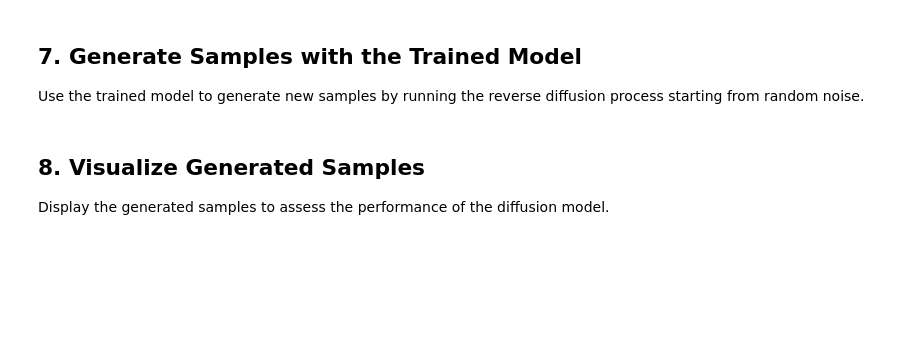
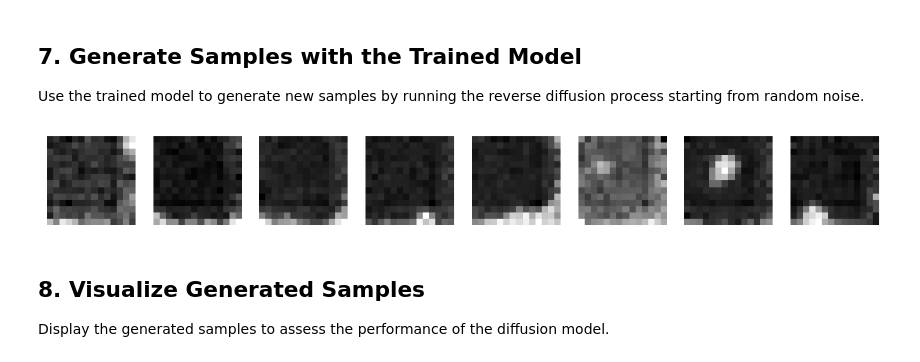
Before and after one commit to ramayer/Elucidated-Diffusion-Model-vibe-coded, a Jupyter notebook: diffusion_model_demo.ipynb, the cells around one changed output. Saved outputs shown, nothing was run; the diff lists cells and outputs as text; code cells hidden in the pictures; blank space fills up the shorter version.

```diff
--- a/diffusion_model_demo.ipynb
+++ b/diffusion_model_demo.ipynb
@@ -150,13 +195,13 @@ def p_sample_loop(model, shape):
 
 Set up the training loop, loss function, and optimizer. The model is trained to predict the noise added at each timestep.
 # %%
-# Training loop for DDPM
+# Training loop for DDPM (28x28, new U-Net with timestep embedding)
 import random
 
 device = torch.device('cuda' if torch.cuda.is_available() else 'cpu')
-model = model.to(device)
+model = UNet28().to(device)
 optimizer = optim.Adam(model.parameters(), lr=2e-4)
-epochs = 1  # For demonstration; increase for better results
+epochs = 2  # For demonstration; increase for better results
 
 for epoch in range(epochs):
     pbar = tqdm(train_loader)
@@ -176,17 +221,19 @@ for epoch in range(epochs):
 
 Use the trained model to generate new samples by running the reverse diffusion process starting from random noise.
 # %%
-# Generate samples from the trained model
+# Generate samples from the trained model (14x14)
 model.eval()
 with torch.no_grad():
-    samples = p_sample_loop(model, (8, 1, 28, 28)).cpu()
+    samples = p_sample_loop(model, (8, 1, 14, 14)).cpu()
     samples = (samples + 1) / 2  # Rescale to [0, 1]
 
 fig, axes = plt.subplots(1, 8, figsize=(12, 2))
 for i, img in enumerate(samples):
     axes[i].imshow(img.squeeze().numpy(), cmap='gray')
     axes[i].axis('off')
 plt.show()
+# %% [output]
+[figure, added]
 # %% [markdown]
 ## 8. Visualize Generated Samples
 
```
Also changed, not shown: parts of 7 cells of this notebook.
